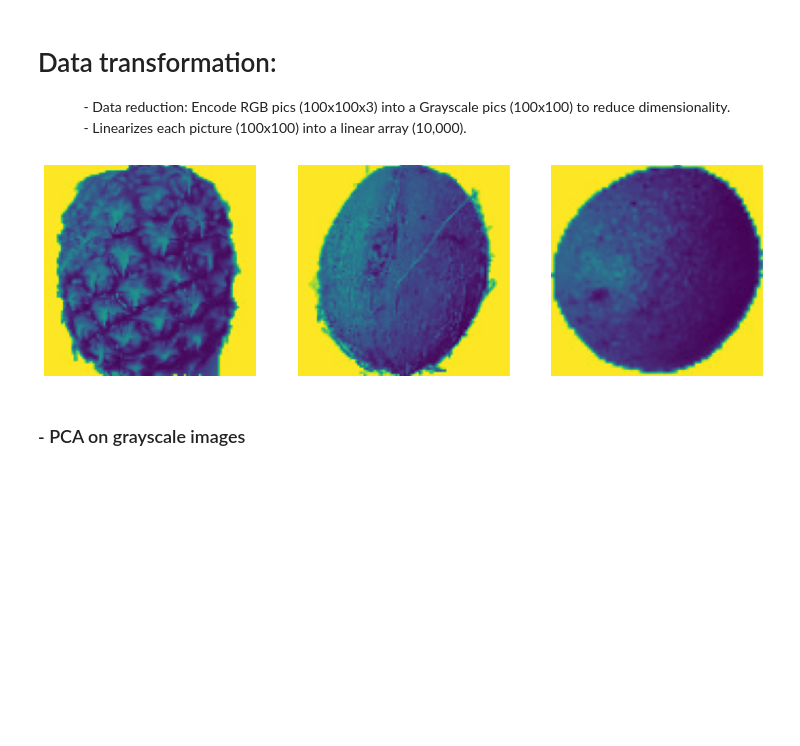
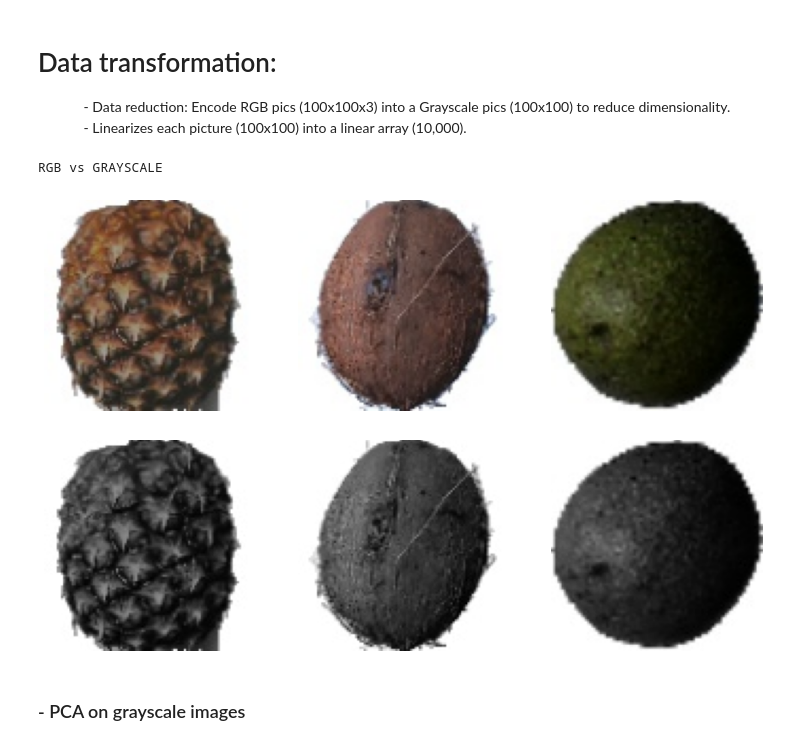
Before and after one commit to youssefg7/Fruit-Classifier, a Jupyter notebook: Project grayscale.ipynb, the cells around one changed output. Cells and saved outputs as stored; diff of their text form; code cells hidden in the pictures; blank space fills up the shorter version.

Commit message:
fix grayscale view

```diff
--- a/Project grayscale.ipynb
+++ b/Project grayscale.ipynb
@@ -88,15 +92,21 @@ plt.show()
 # %%
-def plot_image_grid(images, nb_rows, nb_cols, figsize=(15, 15)):
+def plot_image_grid(images, nb_rows, nb_cols, figsize=(15, 15), cmap = "RGB"):
     fig, axs = plt.subplots(nb_rows, nb_cols, figsize=figsize)
     n = 0
     if(nb_rows == 1 or nb_cols ==1):
             for i in range(0,nb_cols+nb_rows-1):
                 axs[i].axis('off')
-                axs[i].imshow(images[n])
+                if(cmap=="BW"):
+                    axs[i].imshow(images[n],cmap="gray")
+                else:
+                    axs[i].imshow(images[n])
                 n += 1
     else:
         for i in range(0, nb_rows):
             for j in range(0, nb_cols):
                 axs[i, j].axis('off')
-                axs[i, j].imshow(images[n])
+                if(cmap=="BW"):
+                    axs[i].imshow(images[n],cmap="gray")
+                else:
+                    axs[i].imshow(images[n])
                 n += 1
@@ -125,12 +133,17 @@ plot_image_grid(training_images[1000:1025],5,5, (5,5))
 # %%
 training_images_BW, training_labels = getFruits(fruits,"Training", "BW")
 test_images_BW, test_labels = getFruits(fruits,"Test","BW")
+
 X_train = [i.flatten() for i in training_images_BW]
 X_test = [i.flatten() for i in test_images_BW]
 
-plot_image_grid([training_images_BW[1],training_images_BW[500],training_images_BW[1000]],1,3,(15,10))
+print("RGB vs GRAYSCALE")
+plot_image_grid([training_images[1],training_images[500],training_images[1000]],1,3,(15,10), "RGB")
+plot_image_grid([training_images_BW[1],training_images_BW[500],training_images_BW[1000]],1,3,(15,10),"BW")
 # %% [output]
+RGB vs GRAYSCALE
-[figure, old version]
+[figure, new version]
+[figure, added]
 # %% [markdown]
 ### - PCA on grayscale images
 # %%
```
Also changed, not shown: parts of 22 cells of this notebook.
